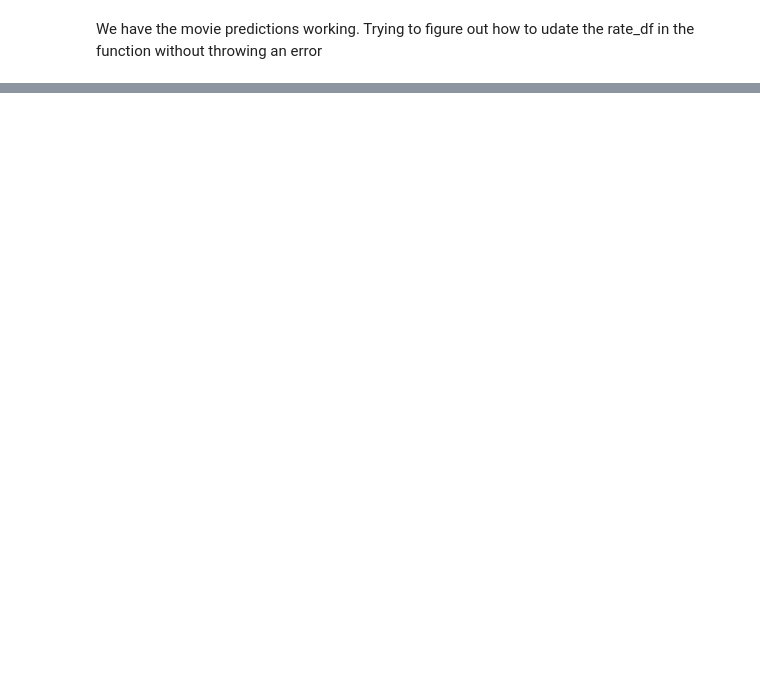
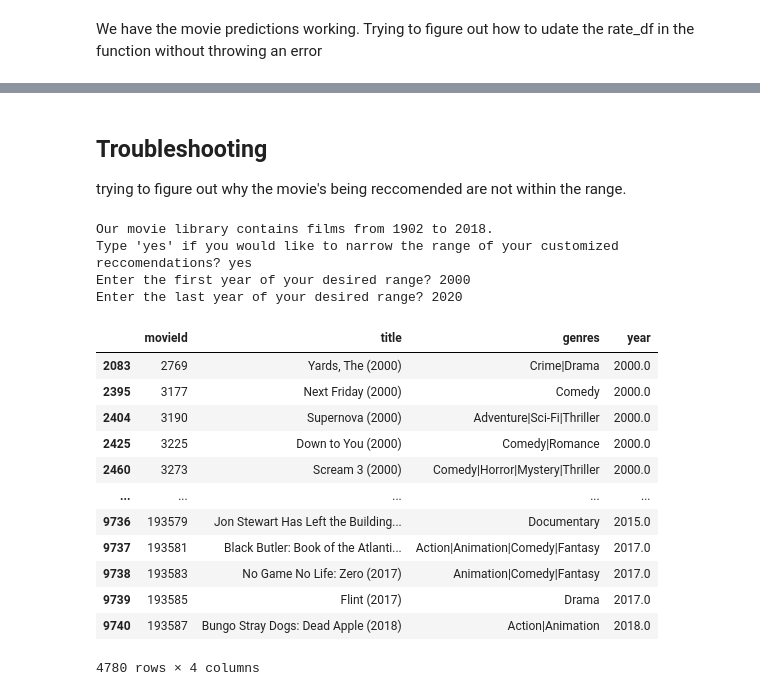
Before and after one commit to ceflynn/Movie-Recommendation-System, a Jupyter notebook: student.ipynb, the cells around one changed output, grey strips where cells are left out. Drawn from its saved outputs; the diff is of its cells as text; code cells hidden in the pictures; blank space fills up the shorter version.

Commit message:
still trying to figure out the recs display

```diff
--- a/student.ipynb
+++ b/student.ipynb
@@ -1338,0 +1408,27 @@ Movie Reccomendations for user: 615
+# %% [markdown]
+## Troubleshooting
+
+trying to figure out why the movie's being reccomended are not within the range.
+# %%
+cm = questionnaire()
+# %% [output]
+Our movie library contains films from 1902 to 2018.
+Type 'yes' if you would like to narrow the range of your customized reccomendations? yes
+Enter the first year of your desired range? 2000
+Enter the last year of your desired range? 2020
+# %%
+cm
+# %% [output]
+|  | movieId | title | genres | year |
+| 2083 | 2769 | Yards, The (2000) | Crime|Drama | 2000.0 |
+| 2395 | 3177 | Next Friday (2000) | Comedy | 2000.0 |
+| 2404 | 3190 | Supernova (2000) | Adventure|Sci-Fi|Thriller | 2000.0 |
+| 2425 | 3225 | Down to You (2000) | Comedy|Romance | 2000.0 |
+| 2460 | 3273 | Scream 3 (2000) | Comedy|Horror|Mystery|Thriller | 2000.0 |
+| ... | ... | ... | ... | ... |
+| 9736 | 193579 | Jon Stewart Has Left the Building... | Documentary | 2015.0 |
+| 9737 | 193581 | Black Butler: Book of the Atlanti... | Action|Animation|Comedy|Fantasy | 2017.0 |
+| 9738 | 193583 | No Game No Life: Zero (2017) | Animation|Comedy|Fantasy | 2017.0 |
+| 9739 | 193585 | Flint (2017) | Drama | 2017.0 |
+| 9740 | 193587 | Bungo Stray Dogs: Dead Apple (2018) | Action|Animation | 2018.0 |
+4780 rows × 4 columns
```
Also changed, not shown: parts of 31 cells of this notebook.
